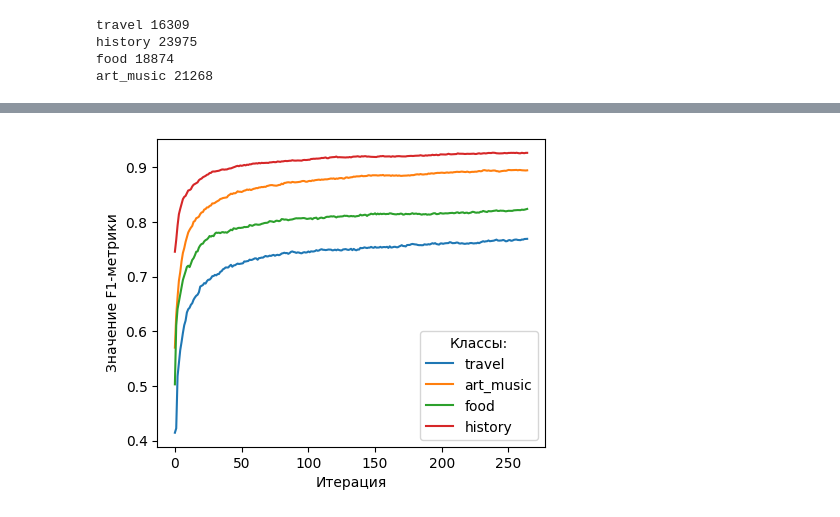
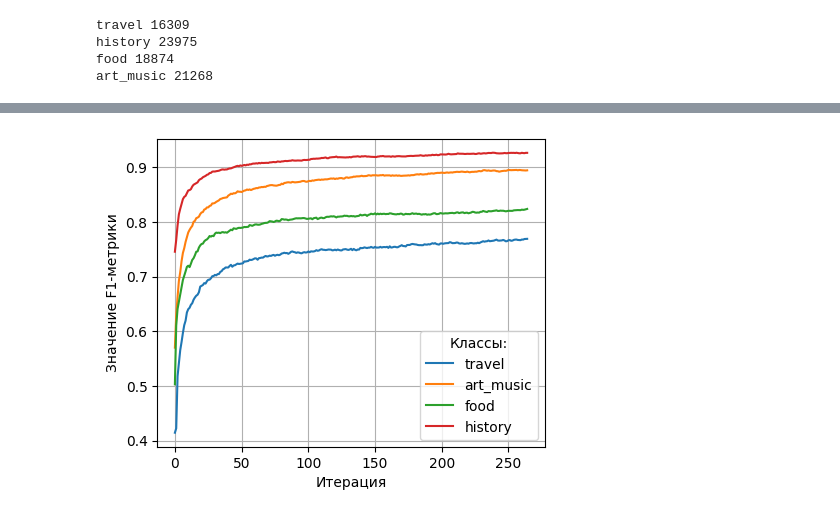
Before and after one commit to kirrog/dl_tech_learn, a Jupyter notebook: lab2/visualizations.ipynb, the cells around one changed output, grey strips where cells are left out. Saved outputs shown, nothing was run; the diff lists cells and outputs as text; code cells hidden in the pictures.

```diff
--- a/lab2/visualizations.ipynb
+++ b/lab2/visualizations.ipynb
@@ -20,3 +20,25 @@ from tqdm import tqdm
 
 # Классификация роликов V
 # Время классификации
+# %%
+FIXED_VIDEOS_DIR = '/home/dzigen/Desktop/ITMO/sem1/DLtech/dl_tech_learn/lab2/fixed_videos'
+test_vid_df = pd.read_csv("video_label_predictions.csv", sep=';')
+LABELS = os.listdir(FIXED_VIDEOS_DIR)
+vidcls_loadtime = []
+for i in range(test_vid_df.shape[0]):
+    cur_link, cur_label = test_vid_df['links'][i], test_vid_df['refs'][i]
+    elapsed_time = test_vid_df['elapsed_time (sec)'][i]
+    vidcap = cv2.VideoCapture(f"{FIXED_VIDEOS_DIR}/{cur_label}/{cur_link}")
+    frames_amount = int(vidcap.get(cv2.CAP_PROP_FRAME_COUNT))
+
+    vidcls_loadtime.append((elapsed_time, frames_amount))
+
+sorted_vidcls_loadtime = sorted(vidcls_loadtime, key=lambda v: v[1])
+# %%
+plt.figure(figsize=(5,4))
+x, y = list(map(lambda v: v[1], sorted_vidcls_loadtime)), list(map(lambda v: v[0], sorted_vidcls_loadtime))
+plt.plot(x,y)
+plt.xlabel("Количеcтво кадров\nв видеоролике")
+plt.ylabel("Время на предсказание\nкатегории видеоролика (секунды)")
+plt.grid()
+plt.show()
@@ -107,21 +136,22 @@ plt.show()
 # %%
 plt.figure(figsize=(5,4))
 
 LABELS = ['travel','art_music','food','history']
 ID2LABEL = {i:v for i, v in enumerate(LABELS)}
 
 for m_name in ['F1:class=0', 'F1:class=1', 'F1:class=2', 'F1:class=3']:
     y = train_metrics[m_name]
     x = list(range(len(y)))
     plt.plot(x, y, label=ID2LABEL[int(m_name.split('=')[1])])
 
 #plt.title("Качество предсказания меток\nв процессе обучения")
 plt.xlabel("Итерация")
 plt.ylabel("Значение F1-метрики")
 plt.legend(title='Классы:')
+plt.grid()
 plt.show()
 # %% [output]
-[figure, old version]
+[figure, new version]
 # %%
 # Frame classification:
 #=====================================================
```
Also changed, not shown: parts of 3 cells of this notebook, 4 other files.
